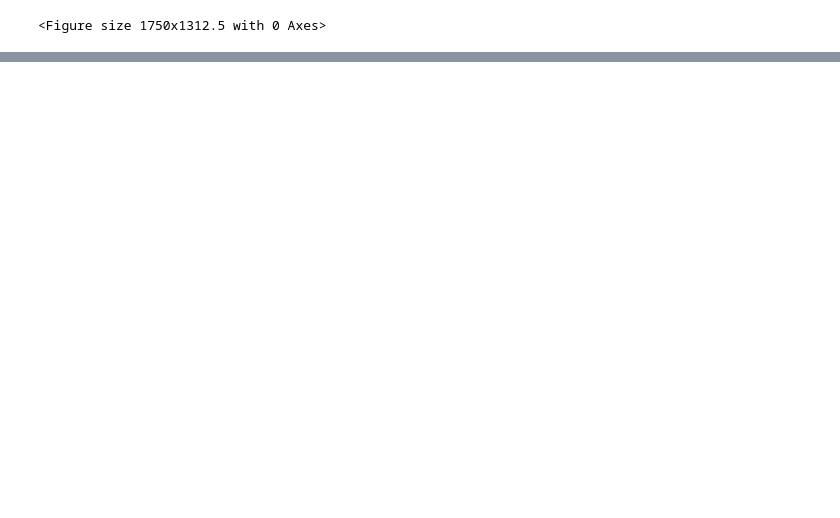
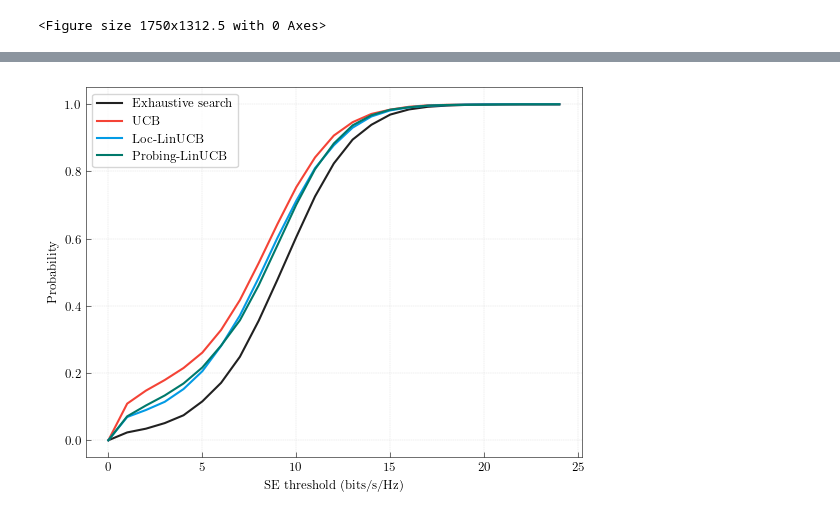
Before and after one commit to SonDinhVan/beam_training_contextual_bandits_THz, a Jupyter notebook: notebooks/analysis.ipynb, the cells around one changed output, grey strips where cells are left out. Cells and saved outputs as stored; diff of their text form; code cells hidden in the pictures; blank space fills up the shorter version.

```diff
--- a/notebooks/analysis.ipynb
+++ b/notebooks/analysis.ipynb
@@ -151,20 +116,25 @@ def cdf(arr: np.array) -> list:
 
     return x, prob
 # %%
-x_optimal, prob_optimal = cdf(optimal_SE)
+x_optimal, probability_optimal = cdf(optimal_SE)
 
-x_ucb, prob_ucb = cdf(ucb)
+x_ucb, probability_ucb = cdf(ucb)
 
-x_lin_ucb, prob_lin_ucb = cdf(lin_ucb_probing)
+x_loc_linucb, probability_loc_linucb = cdf(loc_linucb)
 
-plt.plot(x_optimal, prob_optimal, label='Optimal', color='#212121')
-plt.plot(x_ucb, prob_ucb, label='UCB', color='#F44336')
-plt.plot(x_lin_ucb, prob_lin_ucb, label='LinUCB', color='#039BE5')
+x_prob_linucb, probability_prob_linucb = cdf(prob_linucb)
+
+plt.plot(x_optimal, probability_optimal, label='Exhaustive search', color='#212121')
+plt.plot(x_ucb, probability_ucb, label='UCB', color='#F44336')
+plt.plot(x_loc_linucb, probability_loc_linucb, label='Loc-LinUCB', color='#039BE5')
+plt.plot(x_prob_linucb, probability_prob_linucb, label='Probing-LinUCB', color='#00796B')
 
 plt.xlabel('SE threshold (bits/s/Hz)')
 plt.ylabel('Probability')
 
 plt.grid(color='gainsboro', linestyle='--', linewidth=0.3)
 plt.legend()
 plt.savefig("CDF.pdf")
 plt.show()
+# %% [output]
+[figure, added]
```
Also changed, not shown: parts of 8 cells of this notebook, 1 other file.
